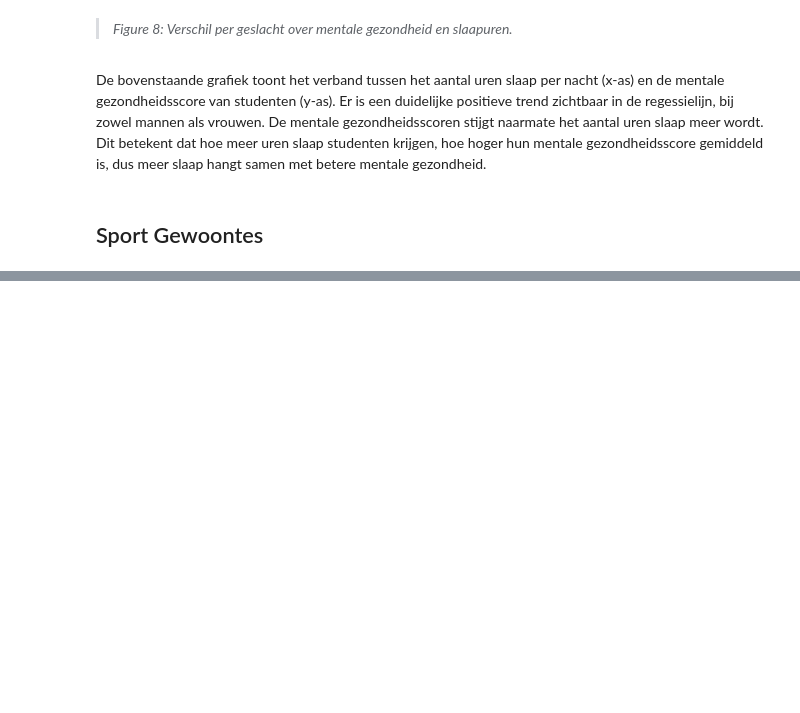
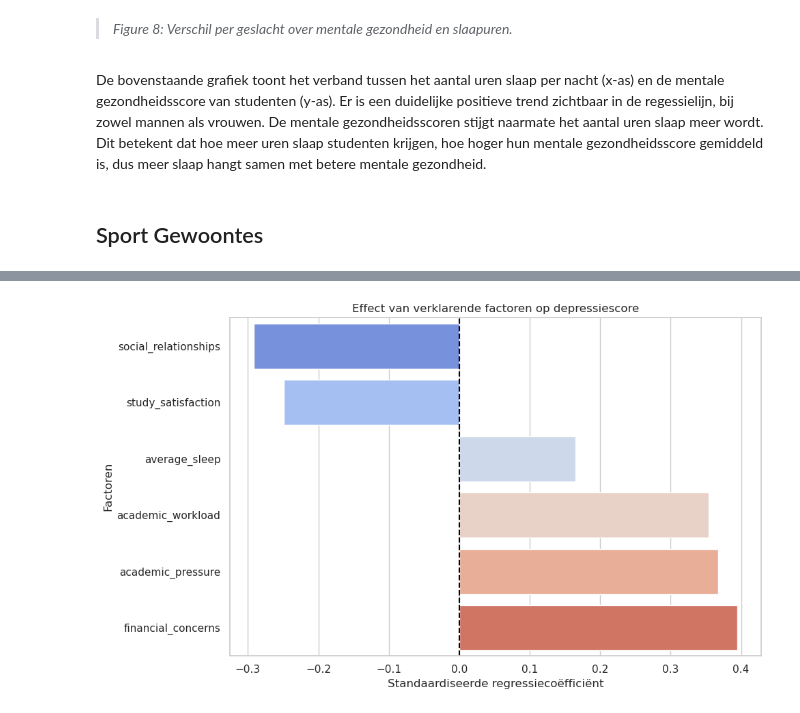
Before and after one commit to Justin28122003/Information-visualisation, a Jupyter notebook: docs/website.ipynb, the cells around one changed output, grey strips where cells are left out. Drawn from its saved outputs; the diff is of its cells as text; code cells hidden in the pictures; blank space fills up the shorter version.

```diff
--- a/docs/website.ipynb
+++ b/docs/website.ipynb
@@ -499,3 +499,95 @@ fig.update_layout(
 fig.show()
 # %% [output]
 [interactive output not drawn]
+# %%
+import pandas as pd
+import seaborn as sns
+import matplotlib.pyplot as plt
+from pandas.plotting import parallel_coordinates
+
+# ⬇️ Laad je dataset (pas het pad aan naar jouw bestand)
+da = pd.read_csv("datasets/MentalHealthSurvey.csv")
+
+# 🔃 Voeg handmatig kolomnamen toe als ze ontbreken of overschreven moeten worden
+da.columns = [
+    'gender', 'age', 'university', 'degree_level', 'degree_major', 'academic_year',
+    'cgpa', 'residential_status', 'campus_discrimination', 'sports_engagement',
+    'average_sleep', 'study_satisfaction', 'academic_workload', 'academic_pressure',
+    'financial_concerns', 'social_relationships', 'depression', 'anxiety',
+    'isolation', 'future_insecurity', 'stress_relief_activities'
+]
+
+# 🔢 CGPA converteren naar gemiddelde getal (bijv. "3.0-3.5" → 3.25)
+def convert_cgpa(value):
+    if isinstance(value, str) and "-" in value:
+        try:
+            low, high = value.split("-")
+            return (float(low) + float(high)) / 2
+        except:
+            return None
+    try:
+        return float(value)
+    except:
+        return None
+
+da['cgpa'] = da['cgpa'].apply(convert_cgpa)
+
+# 💤 Slaaprange ("4-6 hrs") → gemiddeld aantal uur
+def convert_sleep(value):
+    if isinstance(value, str) and "-" in value:
+        try:
+            nums = [int(s.replace("hrs", "").strip()) for s in value.split("-")]
+            return sum(nums) / len(nums)
+        except:
+            return None
+    try:
+        return float(value)
+    except:
+        return None
+
+da['average_sleep'] = da['average_sleep'].apply(convert_sleep)
+
+import pandas as pd
+import matplotlib.pyplot as plt
+import seaborn as sns
+from sklearn.linear_model import LinearRegression
+from sklearn.preprocessing import StandardScaler
+
+# 🔢 Definieer relevante variabelen
+features = [
+    'academic_workload',
+    'academic_pressure',
+    'financial_concerns',
+    'study_satisfaction',
+    'social_relationships',
+    'average_sleep'
+]
+target = 'depression'
+
+# 🧼 Filter en converteer naar numeriek
+reg_df = da[features + [target]].dropna().astype(float)
+
+# 🧪 X en y scheiden
+X = reg_df[features]
+y = reg_df[target]
+
+# 🧮 Standaardiseer features voor eerlijke coëfficiëntenvergelijking
+scaler = StandardScaler()
+X_scaled = scaler.fit_transform(X)
+
+# 🔁 Lineaire regressie
+model = LinearRegression()
+model.fit(X_scaled, y)
+
+# 📊 Visualiseer coëfficiënten
+coefs = pd.Series(model.coef_, index=features).sort_values()
+
+plt.figure(figsize=(10, 6))
+sns.barplot(x=coefs.values, y=coefs.index, palette="coolwarm", orient='h')
+plt.axvline(0, color='black', linestyle='--')
+plt.title("Effect van verklarende factoren op depressiescore")
+plt.xlabel("Standaardiseerde regressiecoëfficiënt")
+plt.ylabel("Factoren")
+plt.tight_layout()
+plt.show()
+# %% [output]
@@ -501,0 +595 @@ fig.show()
+[figure, added]
```
Also changed, not shown: parts of 1 cell of this notebook, 1 other file.
